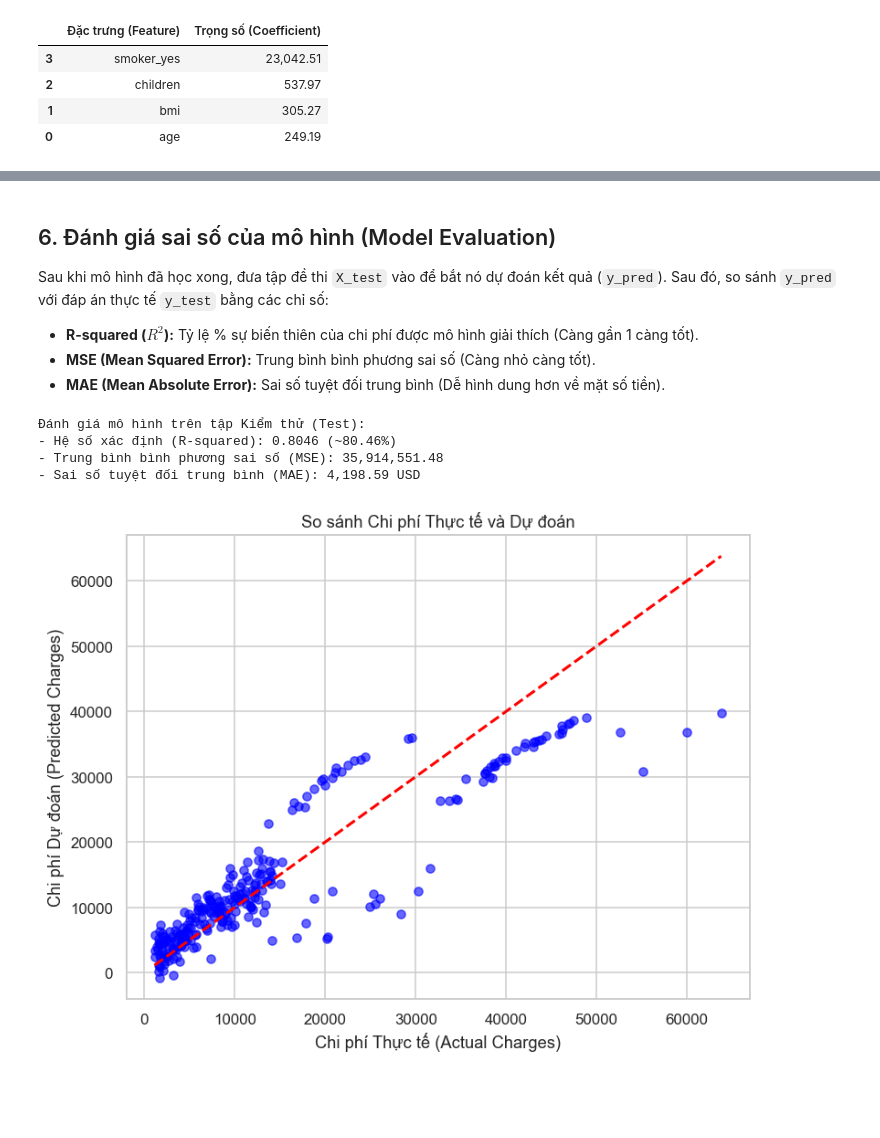
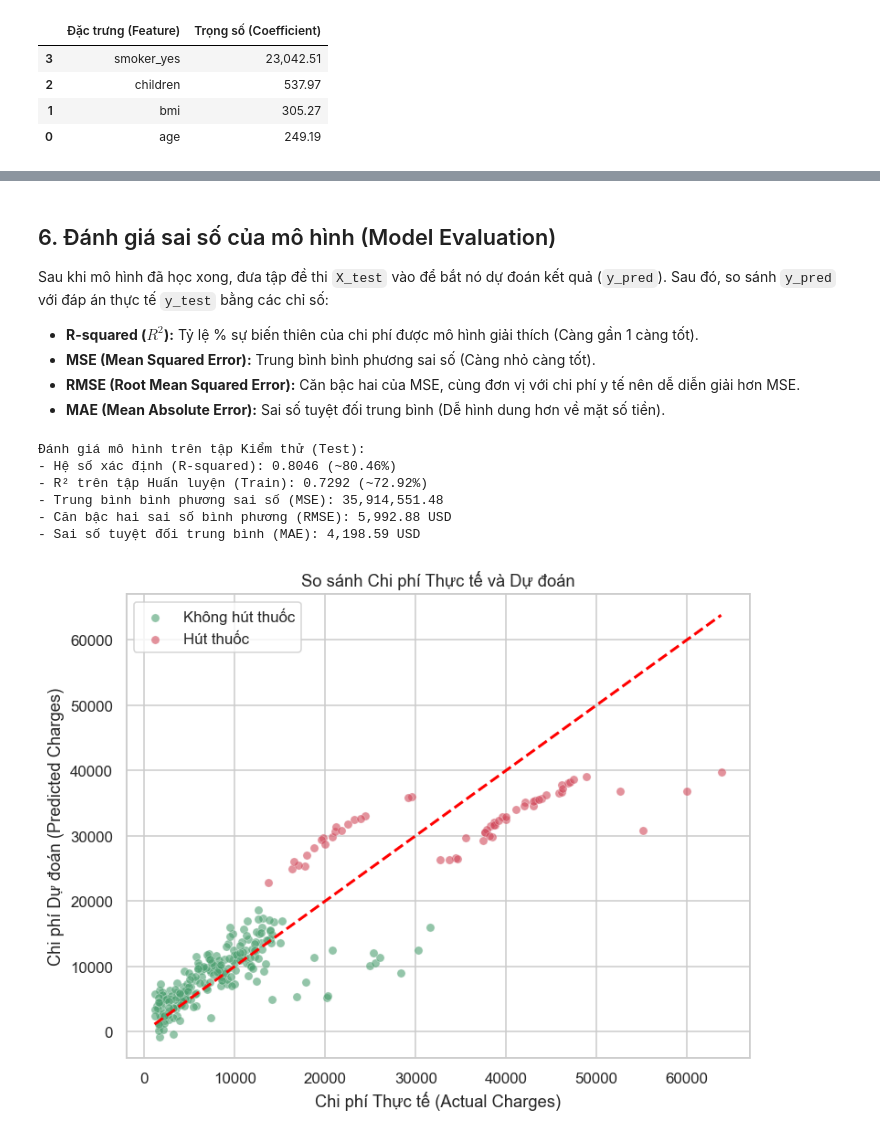
Before and after one commit to twi-van/Medical-Cost-Analysis-Project, a Jupyter notebook: CODE.ipynb, the cells around one changed output, grey strips where cells are left out. Saved outputs shown, nothing was run; the diff lists cells and outputs as text; code cells hidden in the pictures; blank space fills up the shorter version.

```diff
--- a/CODE.ipynb
+++ b/CODE.ipynb
@@ -1303,12 +1304,13 @@ Mô hình Hồi quy tuyến tính (Linear Regression) chỉ có thể tính toá
 
 *Lưu ý:* Để tránh hiện tượng **Đa cộng tuyến hoàn hảo (Dummy Variable Trap)** - nơi các biến dự đoán hoàn hảo cho nhau gây nhiễu mô hình, nhóm sử dụng tham số `drop_first=True` để loại bỏ đi cột đầu tiên của mỗi nhóm.
 # %%
+# Loại bỏ cột log_charges. (Giải thích: Phần 5 dùng charges gốc để RMSE/MAE tính theo đơn vị USD, dễ diễn giải; log_charges đã được dùng ở Phần 2 cho phân phối).
+if 'log_charges' in df.columns:
+    df = df.drop(columns=['log_charges'])
 # Mã hóa các biến phân loại và loại bỏ cột đầu tiên (drop_first=True) để tránh bẫy biến giả
 df_encoded = pd.get_dummies(df, columns=['sex', 'smoker', 'region'], drop_first=True)
-
 # Ép kiểu dữ liệu từ boolean (True/False) về số thực (1.0 / 0.0)
 df_encoded = df_encoded.astype(float)
-
 # Kiểm tra dữ liệu sau khi biến đổi
 print("Dữ liệu sau khi mã hóa One-Hot Encoding:")
 display(df_encoded.head())
@@ -1462,30 +1520,40 @@ Trọng số của từng đặc trưng:
 Sau khi mô hình đã học xong, đưa tập đề thi `X_test` vào để bắt nó dự đoán kết quả (`y_pred`). Sau đó, so sánh `y_pred` với đáp án thực tế `y_test` bằng các chỉ số:
 *   **R-squared ($R^2$):** Tỷ lệ % sự biến thiên của chi phí được mô hình giải thích (Càng gần 1 càng tốt).
 *   **MSE (Mean Squared Error):** Trung bình bình phương sai số (Càng nhỏ càng tốt).
+*   **RMSE (Root Mean Squared Error):** Căn bậc hai của MSE, cùng đơn vị với chi phí y tế nên dễ diễn giải hơn MSE.
 *   **MAE (Mean Absolute Error):** Sai số tuyệt đối trung bình (Dễ hình dung hơn về mặt số tiền).
 # %%
 y_pred = model.predict(X_test)
-
-r2 = r2_score(y_test,y_pred)
-mse = mean_squared_error(y_test, y_pred)
-mae = mean_absolute_error(y_test, y_pred)
-
+y_pred_train = model.predict(X_train)
+# Tính các chỉ số đánh giá trên tập TEST
+r2       = r2_score(y_test, y_pred)
+mse      = mean_squared_error(y_test, y_pred)
+rmse     = mse ** 0.5
+mae      = mean_absolute_error(y_test, y_pred)
+# Tính R² trên tập TRAIN để so sánh (phát hiện overfitting)
+r2_train = r2_score(y_train, y_pred_train)
 print(f"Đánh giá mô hình trên tập Kiểm thử (Test):")
 print(f"- Hệ số xác định (R-squared): {r2:.4f} (~{r2*100:.2f}%)")
+print(f"- R² trên tập Huấn luyện (Train): {r2_train:.4f} (~{r2_train*100:.2f}%)")
 print(f"- Trung bình bình phương sai số (MSE): {mse:,.2f}")
+print(f"- Căn bậc hai sai số bình phương (RMSE): {rmse:,.2f} USD")
 print(f"- Sai số tuyệt đối trung bình (MAE): {mae:,.2f} USD")
-
 plt.figure(figsize=(8,6))
-plt.scatter(y_test,y_pred,alpha=0.6,color='blue')
+for val, name, col in [(0, 'Không hút thuốc', '#4C9F70'), (1, 'Hút thuốc', '#D1495B')]:
+    m = X_test['smoker_yes'] == val
+    plt.scatter(y_test[m], y_pred[m], alpha=0.6, color=col, edgecolors='white', linewidths=0.3, label=name)
+plt.legend()
 plt.plot([y_test.min(), y_test.max()], [y_test.min(), y_test.max()], color='red', linestyle='--', linewidth=2)
 plt.xlabel('Chi phí Thực tế (Actual Charges)')
 plt.ylabel('Chi phí Dự đoán (Predicted Charges)')
 plt.title('So sánh Chi phí Thực tế và Dự đoán')
-plt.savefig('charts/5_actual_vs_predicted.png', bbox_inches='tight', dpi=300)
+plt.savefig('charts/6_actual_vs_predicted.png', bbox_inches='tight', dpi=300)
 plt.show()
 # %% [output]
 Đánh giá mô hình trên tập Kiểm thử (Test):
 - Hệ số xác định (R-squared): 0.8046 (~80.46%)
+- R² trên tập Huấn luyện (Train): 0.7292 (~72.92%)
 - Trung bình bình phương sai số (MSE): 35,914,551.48
+- Căn bậc hai sai số bình phương (RMSE): 5,992.88 USD
 - Sai số tuyệt đối trung bình (MAE): 4,198.59 USD
-[figure, old version]
+[figure, new version]
```
Also changed, not shown: parts of 19 cells of this notebook, 13 other files.
